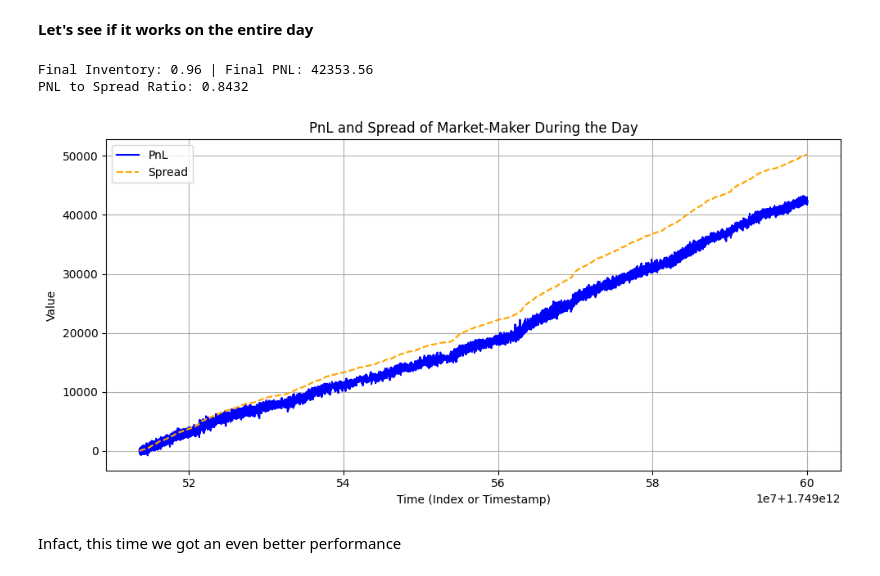
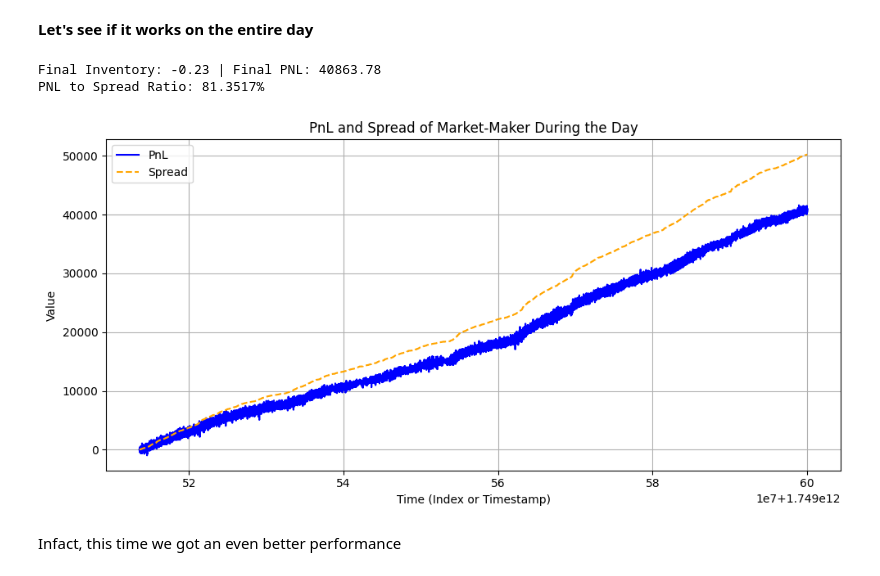
Before and after one commit to khushi-2653/Market_Making, a Jupyter notebook: Market_Making_final.ipynb, the cells around one changed output. Cells and saved outputs as stored; diff of their text form; code cells hidden in the pictures.

```diff
--- a/Market_Making_final.ipynb
+++ b/Market_Making_final.ipynb
@@ -75,7 +77,7 @@ class OrderBookLoader:
 Let's take an overview of number of data points and general look of the data file
 # %%
 # file name
-path = '/content/2025-06-09_BTCUSDT-26SEP25_ob500.txt'
+path = '/content/2025-06-10_BTCUSDT-26SEP25_ob500.txt'
 
 # Instantiate the loader with the file
 loader = OrderBookLoader(path, max_depth = 3, rows_to_process = 100000)
@@ -166,14 +163,10 @@ class INVENTORY:
     self.pnl = 0 # Profit if +ve else -ve
     self.tot_spread = 0
     self.base_vol = 0.001
-    self.plot_history = []
     self.pnl_history = []
-    self.loss_history = [] # Asymmetric loss
     self.time_limit = Time_limit # in terms of indices, later modify it to real-time
 
   def add_quote(self, bid_quote, bid_vol , ask_quote, ask_vol, current_time):
-    # bid_quote = [price , vol, time_stamp]
-    # ask_quote = [price , vol, time_stamp]
     self.active_bids[self.index] = Order('buy', bid_quote, bid_vol, current_time)
     self.active_asks[self.index] = Order('sell', ask_quote, ask_vol, current_time)
     self.index += 1
@@ -217,7 +210,7 @@ class INVENTORY:
         return self.pnl + self.position * best_ask
 
   def plot_pnl(self):
-    times_plot, data = zip(*self.plot_history)
+    times_plot, data = zip(*self.pnl_history)
     pnl_values = [item[0] for item in data]
     spread_values = [item[1] for item in data]
 
@@ -269,8 +258,8 @@ If `market_neutral is True`, we ignore all inventory bias. Both bid and ask are
 # Using inventory bias and unequal quoting
 def quotes(best_bid, best_ask, delta=0.1, inventory_vol=0, price_factor=1.0, vol_factor=0.5, base_vol=0.001, max_inventory=1.0, market_neutral=False):
     '''
-    delta : tick_size
-    price_factor : affects how much price is affected by inventory (>= 1)
+    delta : tick_size, we don't quote if spread < 2 * delta
+    price_factor : amplifies how much aggresively price is affected by position (>= 1)
     vol_factor : affects how much volume is affected by inventory (needs to be <= 1)
     base_vol : base volume
     max_inventory : max inventory size
@@ -282,7 +271,7 @@ def quotes(best_bid, best_ask, delta=0.1, inventory_vol=0, price_factor=1.0, vol
     if(spread < 2 * delta): # Only quote if we have a proper spread
         return None
 
-    skew = min(abs(inventory_vol / max_inventory), 1)
+    skew = max(abs(inventory_vol / max_inventory), 1)
     if(inventory_vol < 0) :
         skew = -skew # Negative skew if we are net short
     skew_price = round(skew * price_factor * delta, 1) # Price offset
@@ -314,13 +302,12 @@ Then, at `quote_interval`, we make new quotes.
 # %%
 def hourly_pnl(loader, quote_interval=1, exit_interval=100, Price_factor=4.0, Vol_factor=0.5, Max_inventory=1.0, MARKET_NEUTRAL=False):
     """
-    Simulate PnL of one day by iterating over L2 snapshots in order_books.
+    Simulate PnL of one day by iterating over snapshots in order_books.
     Uses numpy arrays directly, no pandas.
     exit_interval : indices of order books before the quote orders are taken back
     Price_factor : affects how much price is affected by inventory (>= 1)
     Vol_factor : affects how much volume is affected by inventory (needs to be <= 1)
     quote_interval : frequency at which we release new quotes
-
     Vol_factor = 0 essentially implies market neutrality
     """
     # Load order books
@@ -376,13 +363,12 @@ def hourly_pnl(loader, quote_interval=1, exit_interval=100, Price_factor=4.0, Vo
         # PnL logging
         # mtm = inventory.mark_to_market(best_bid[0],best_ask[0])
         inventory.tot_spread += (best_ask[0] - best_bid[0]) * base_vol
-        inventory.pnl_history.append(inventory.pnl)
-        inventory.plot_history.append((t, [inventory.pnl, inventory.tot_spread]))
+        inventory.pnl_history.append((t, [inventory.pnl, inventory.tot_spread]))
 
     # final metrics
     last_book = order_books[times[-1]]
     print(f"Final Inventory: {round(inventory.position,2)} | Final PNL: {round(inventory.pnl,2)}")
-    print(f"PNL to Spread Ratio: {inventory.pnl / inventory.tot_spread:.4f}")
+    print(f"PNL to Spread Ratio: {inventory.pnl * 100/ inventory.tot_spread:.4f}%")
     inventory.plot_pnl()
 # %% [markdown]
 ## Analysis
@@ -440,11 +430,11 @@ PNL to Spread Ratio: 0.8594
 # %%
 loader = OrderBookLoader(path) # ENTIRE DATASET
 loader.read_data()
-hourly_pnl(loader,exit_interval=250, Price_factor=1, Vol_factor=0.012, Max_inventory=0.5)
+hourly_pnl(loader,exit_interval=250, Price_factor=1, Vol_factor=0.009, Max_inventory=0.5)
 # %% [output]
-Final Inventory: 0.96 | Final PNL: 42353.56
-PNL to Spread Ratio: 0.8432
+Final Inventory: -0.23 | Final PNL: 40863.78
+PNL to Spread Ratio: 81.3517%
-[figure, old version]
+[figure, new version]
 # %% [markdown]
 Infact, this time we got an even better performance
 # %% [markdown]
```
Also changed, not shown: parts of 25 cells of this notebook.
